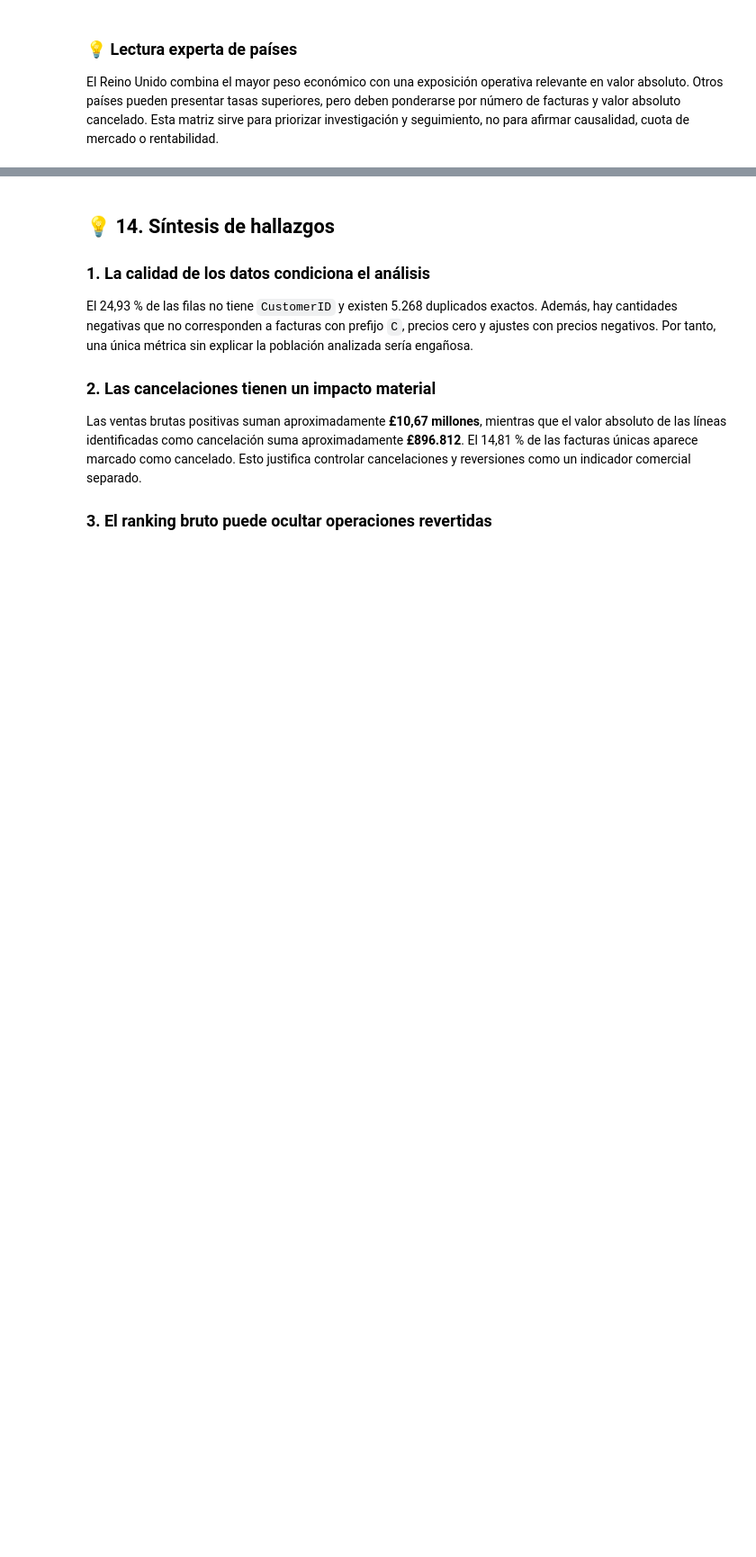
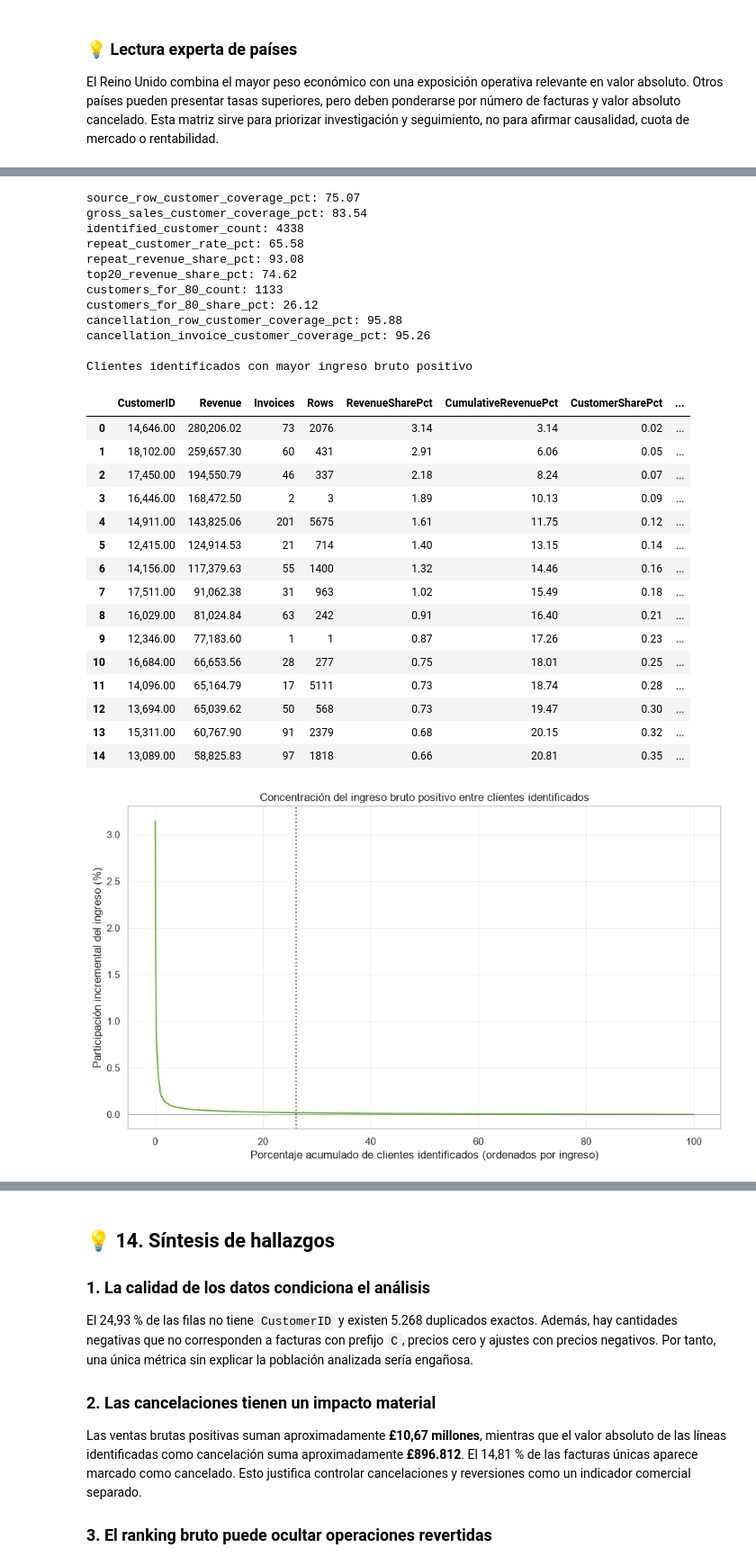
Before and after one commit to davidlafuentem/online-retail-eda, a Jupyter notebook: notebooks/01_online_retail_eda.ipynb, the cells around one changed output, grey strips where cells are left out. Shown at 90% size. Saved outputs shown, nothing was run; the diff lists cells and outputs as text; code cells hidden in the pictures; blank space fills up the shorter version.

Commit message:
feat: add expert customer analysis

```diff
--- a/notebooks/01_online_retail_eda.ipynb
+++ b/notebooks/01_online_retail_eda.ipynb
@@ -1077,0 +1083,56 @@ El Reino Unido combina el mayor peso económico con una exposición operativa re
+# %%
+customer_expert = customer_performance(data)
+customer_expert_table = customer_expert["customers"]
+customer_expert_metrics = customer_expert["metrics"]
+
+for label, value in customer_expert_metrics.items():
+    print(f"{label}: {value:.2f}" if isinstance(value, float) else f"{label}: {value}")
+
+print("\nClientes identificados con mayor ingreso bruto positivo")
+display(customer_expert_table.head(15))
+
+plt.figure(figsize=(10, 6))
+sns.lineplot(
+    data=customer_expert_table,
+    x="CustomerSharePct",
+    y="RevenueSharePct",
+    color="#70AD47",
+)
+plt.axvline(customer_expert_metrics["customers_for_80_share_pct"], linestyle=":", color="#666666")
+plt.axhline(0, color="#666666", linewidth=.5)
+plt.title("Concentración del ingreso bruto positivo entre clientes identificados")
+plt.xlabel("Porcentaje acumulado de clientes identificados (ordenados por ingreso)")
+plt.ylabel("Participación incremental del ingreso (%)")
+plt.grid(alpha=.25)
+plt.tight_layout()
+plt.show()
+# %% [output]
+source_row_customer_coverage_pct: 75.07
+gross_sales_customer_coverage_pct: 83.54
+identified_customer_count: 4338
+repeat_customer_rate_pct: 65.58
+repeat_revenue_share_pct: 93.08
+top20_revenue_share_pct: 74.62
+customers_for_80_count: 1133
+customers_for_80_share_pct: 26.12
+cancellation_row_customer_coverage_pct: 95.88
+cancellation_invoice_customer_coverage_pct: 95.26
+
+Clientes identificados con mayor ingreso bruto positivo
+|  | CustomerID | Revenue | Invoices | Rows | RevenueSharePct | CumulativeRevenuePct | CustomerSharePct | ... |
+| 0 | 14,646.00 | 280,206.02 | 73 | 2076 | 3.14 | 3.14 | 0.02 | ... |
+| 1 | 18,102.00 | 259,657.30 | 60 | 431 | 2.91 | 6.06 | 0.05 | ... |
+| 2 | 17,450.00 | 194,550.79 | 46 | 337 | 2.18 | 8.24 | 0.07 | ... |
+| 3 | 16,446.00 | 168,472.50 | 2 | 3 | 1.89 | 10.13 | 0.09 | ... |
+| 4 | 14,911.00 | 143,825.06 | 201 | 5675 | 1.61 | 11.75 | 0.12 | ... |
+| 5 | 12,415.00 | 124,914.53 | 21 | 714 | 1.40 | 13.15 | 0.14 | ... |
+| 6 | 14,156.00 | 117,379.63 | 55 | 1400 | 1.32 | 14.46 | 0.16 | ... |
+| 7 | 17,511.00 | 91,062.38 | 31 | 963 | 1.02 | 15.49 | 0.18 | ... |
+| 8 | 16,029.00 | 81,024.84 | 63 | 242 | 0.91 | 16.40 | 0.21 | ... |
+| 9 | 12,346.00 | 77,183.60 | 1 | 1 | 0.87 | 17.26 | 0.23 | ... |
+| 10 | 16,684.00 | 66,653.56 | 28 | 277 | 0.75 | 18.01 | 0.25 | ... |
+| 11 | 14,096.00 | 65,164.79 | 17 | 5111 | 0.73 | 18.74 | 0.28 | ... |
+| 12 | 13,694.00 | 65,039.62 | 50 | 568 | 0.73 | 19.47 | 0.30 | ... |
+| 13 | 15,311.00 | 60,767.90 | 91 | 2379 | 0.68 | 20.15 | 0.32 | ... |
+| 14 | 13,089.00 | 58,825.83 | 97 | 1818 | 0.66 | 20.81 | 0.35 | ... |
+[figure, added]
```
Also changed, not shown: parts of 3 cells of this notebook, 5 other files.
